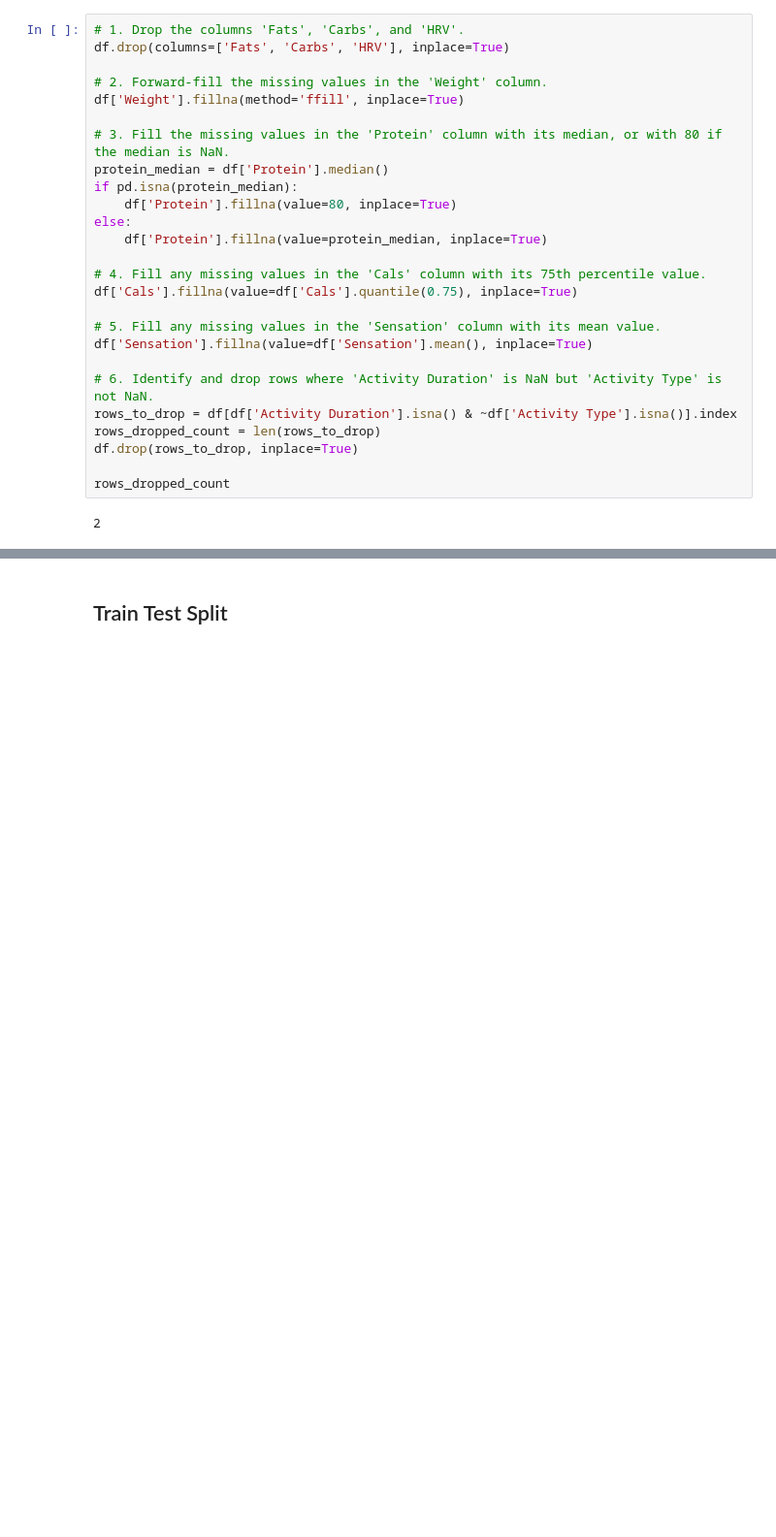
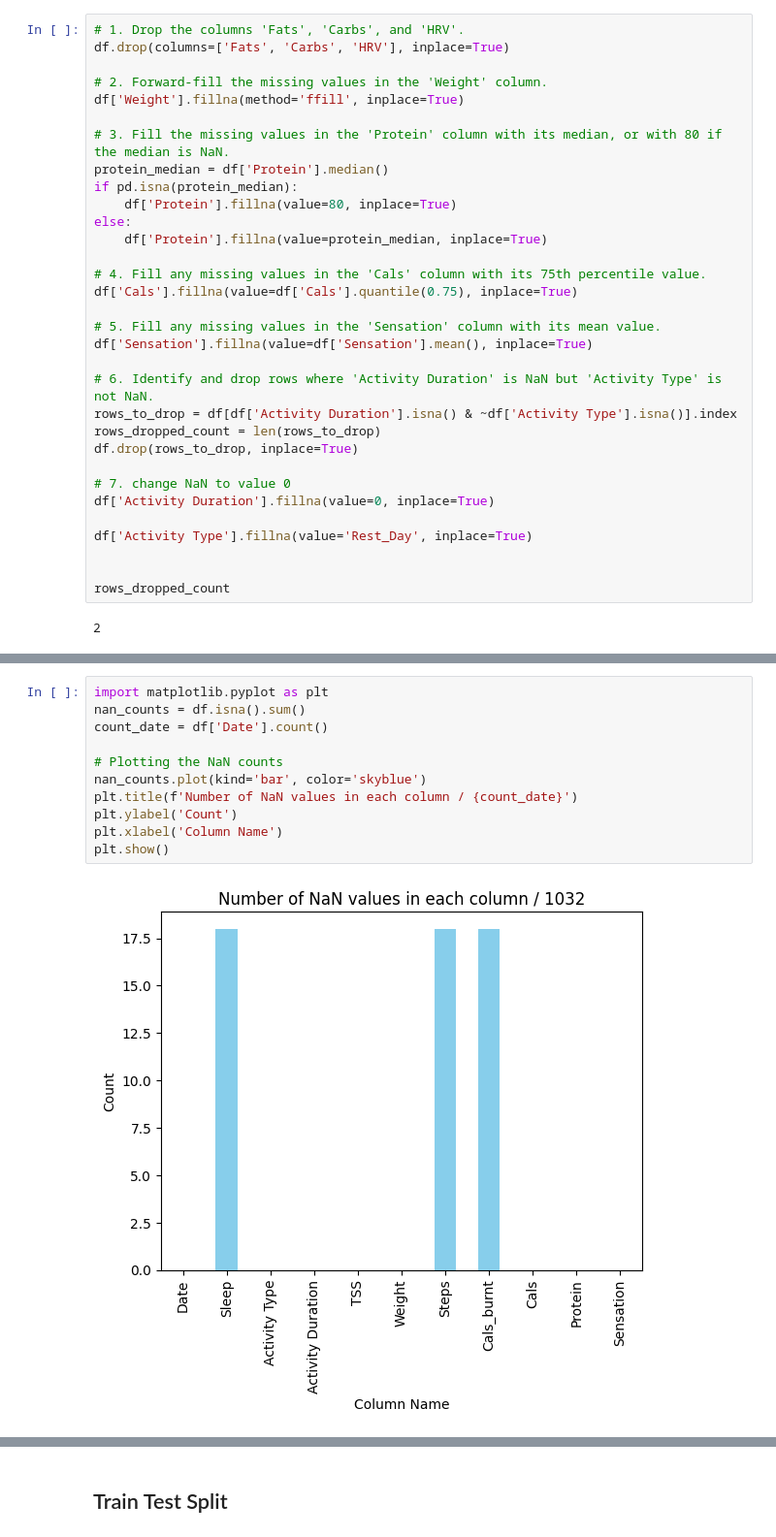
Before and after one commit to Matt89code/SampleCode, a Jupyter notebook: Calories/Linear Regression 2.ipynb, the cells around one changed output, grey strips where cells are left out. Shown at 97% size. Saved outputs shown, nothing was run; the diff lists cells and outputs as text; blank space fills up the shorter version.

```diff
--- a/Calories/Linear Regression 2.ipynb
+++ b/Calories/Linear Regression 2.ipynb
@@ -37,6 +37,12 @@ rows_to_drop = df[df['Activity Duration'].isna() & ~df['Activity Type'].isna()].
 rows_dropped_count = len(rows_to_drop)
 df.drop(rows_to_drop, inplace=True)
 
+# 7. change NaN to value 0
+df['Activity Duration'].fillna(value=0, inplace=True)
+
+df['Activity Type'].fillna(value='Rest_Day', inplace=True)
+
+
 rows_dropped_count
 # %% [output]
 2
@@ -42,0 +59,13 @@ rows_dropped_count
+# %%
+import matplotlib.pyplot as plt
+nan_counts = df.isna().sum()
+count_date = df['Date'].count()
+
+# Plotting the NaN counts
+nan_counts.plot(kind='bar', color='skyblue')
+plt.title(f'Number of NaN values in each column / {count_date}')
+plt.ylabel('Count')
+plt.xlabel('Column Name')
+plt.show()
+# %% [output]
+[figure, added]
```
Also changed, not shown: parts of 44 cells of this notebook, 9 other files.
